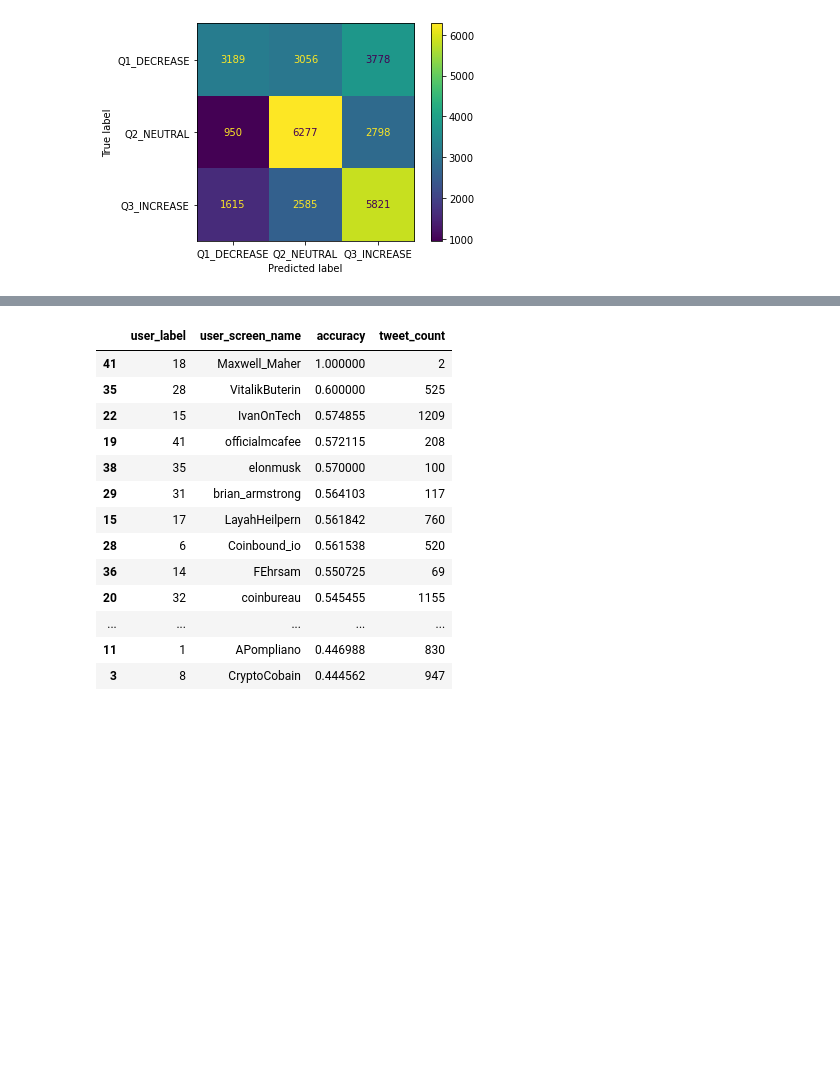
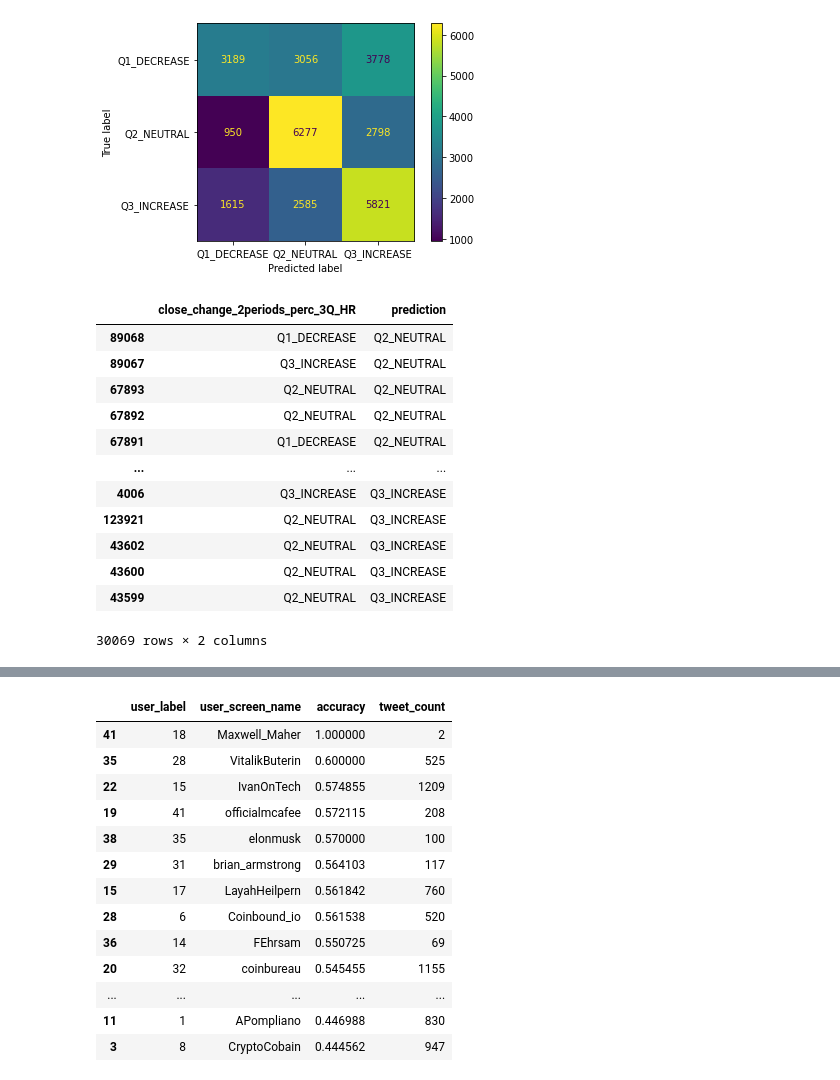
Before and after one commit to murilobellatini/crypto-prophet, a Jupyter notebook: notebooks/08g_train_xgboost_quantile_3Q2H_ZSC.ipynb, the cells around one changed output, grey strips where cells are left out. Drawn from its saved outputs; the diff is of its cells as text; code cells hidden in the pictures; blank space fills up the shorter version.

```diff
--- a/notebooks/08g_train_xgboost_quantile_3Q2H_ZSC.ipynb
+++ b/notebooks/08g_train_xgboost_quantile_3Q2H_ZSC.ipynb
@@ -127,3 +126,21 @@ plot_confusion_matrix(model, X, y)
 # %% [output]
 <sklearn.metrics._plot.confusion_matrix.ConfusionMatrixDisplay at 0x...>
 [figure]
+# %%
+df['prediction'] = model.predict(X)
+# %%
+df[['close_change_2periods_perc_3Q_HR', 'prediction']]
+# %% [output]
+|  | close_change_2periods_perc_3Q_HR | prediction |
+| 89068 | Q1_DECREASE | Q2_NEUTRAL |
+| 89067 | Q3_INCREASE | Q2_NEUTRAL |
+| 67893 | Q2_NEUTRAL | Q2_NEUTRAL |
+| 67892 | Q2_NEUTRAL | Q2_NEUTRAL |
+| 67891 | Q1_DECREASE | Q2_NEUTRAL |
+| ... | ... | ... |
+| 4006 | Q3_INCREASE | Q3_INCREASE |
+| 123921 | Q2_NEUTRAL | Q3_INCREASE |
+| 43602 | Q2_NEUTRAL | Q3_INCREASE |
+| 43600 | Q2_NEUTRAL | Q3_INCREASE |
+| 43599 | Q2_NEUTRAL | Q3_INCREASE |
+30069 rows × 2 columns
```
Also changed, not shown: parts of 4 cells of this notebook, 11 other files.
